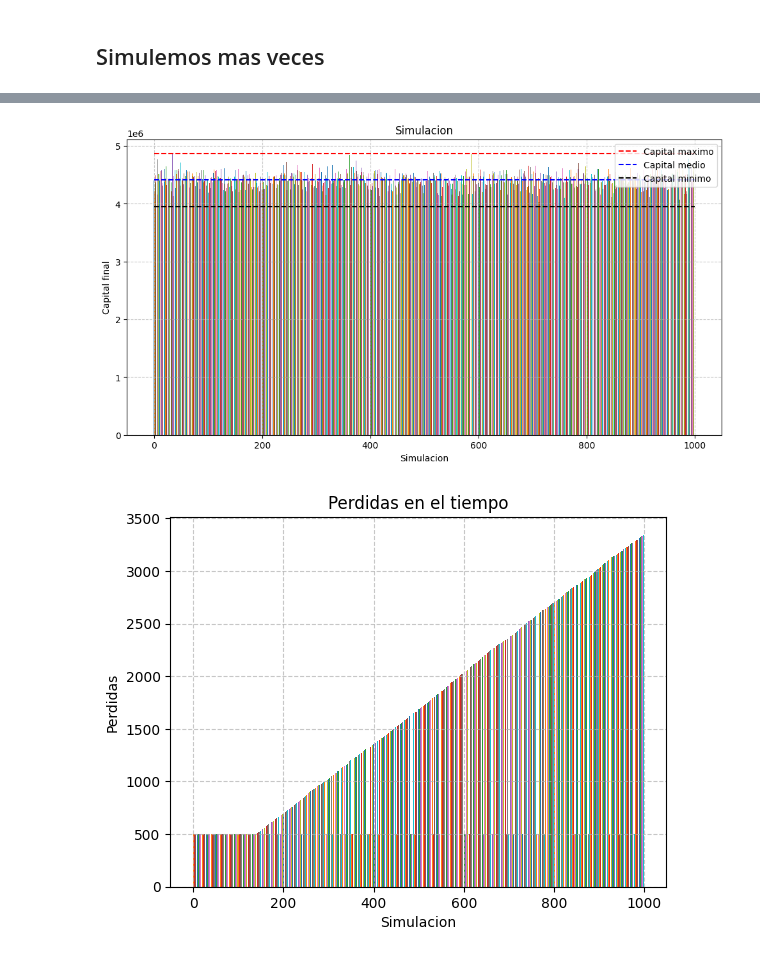
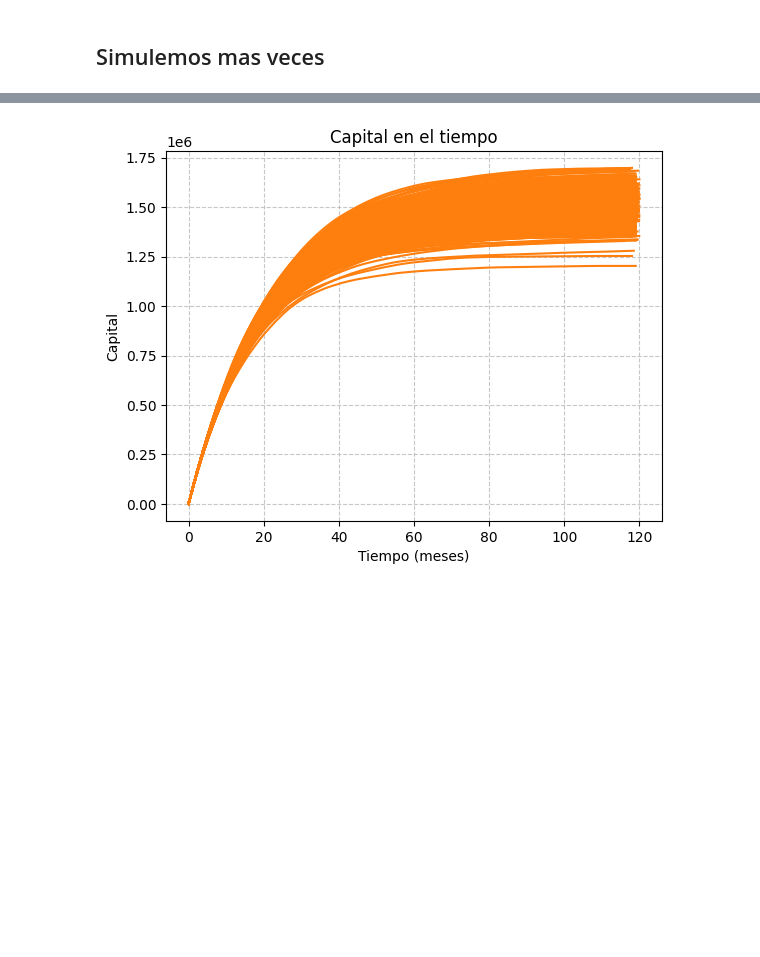
Before and after one commit to Davidbestion/proyecto_de_simulacion, a Jupyter notebook: notebook.ipynb, the cells around one changed output, grey strips where cells are left out. Saved outputs shown, nothing was run; the diff lists cells and outputs as text; code cells hidden in the pictures; blank space fills up the shorter version.

```diff
--- a/notebook.ipynb
+++ b/notebook.ipynb
@@ -171,12 +170,11 @@ def new_claim(rate, money_fun=None):
 # %%
 model = InsuranceRiskModel(
     new_pol_rate=20,           # 15 nuevos clientes/mes
-    lost_pol_rate=0.02,        # 8% de pérdida mensual
-    starting_capital=1_000_000,
+    lost_pol_rate=0.05,        # 5% de clientes se pierden
+    starting_capital=1_00,
     starting_policy_holders=500,
-    # new_pol_fun=lambda: np.random.poisson(15),
-    pol_time_fun= policyholder_time_in_the_firm, #lambda rate: np.random.exponential(1/rate),
-    next_claim= new_claim, #lambda rng: (rng.poisson(5), rng.pareto(2) * 500),  # 5 reclamos/mes, Pareto(α=2)
+    pol_time_fun= policyholder_time_in_the_firm,
+    next_claim= new_claim,
     claim_rate= 5,
     limit_time=120,             # 120 meses (10 años)
     pol_pay=150                 # $150 por póliza/mes
@@ -295,32 +324,13 @@ plt.show()
 # %%
-#Comparacion entre los capitales totales
-plt.figure(figsize=(12, 6))
+
+#Compara las capital_history de los 1000 simulaciones
+
 for i in range(1000):
-    plt.bar(i, model.S_capital[i])
-#Poner linea horizontal discontinua que llegue al eje y y se marque en la grafica para marcar el mayor valor
-plt.hlines(max(model.S_capital), 0, 1000, colors='red', linestyles='dashed', label='Capital maximo')
-plt.hlines(np.mean(model.S_capital), 0, 1000, colors='blue', linestyles='dashed', label='Capital medio')
-plt.hlines(min(model.S_capital), 0, 1000, colors='black', linestyles='dashed', label='Capital minimo')
-plt.legend()
-
-
-
-plt.xlabel('Simulacion')
-plt.ylabel('Capital final')
-plt.title('Simulacion')
+    plt.plot(model.S_time_steps[i], model.S_capital_history[i], 'C1-')
+plt.xlabel('Tiempo (meses)')
+plt.ylabel('Capital')
+plt.title('Capital en el tiempo')
 plt.grid(True, linestyle='--', alpha=0.7)
 plt.show()
-
-#Comparacion entre las perdidas totales
-
-for i in range(1000):
-    plt.bar(i, model.S_lost_pols[i])
-
-plt.xlabel('Simulacion')
-plt.ylabel('Perdidas')
-plt.title('Perdidas en el tiempo')
-plt.grid(True, linestyle='--', alpha=0.7)
-plt.show()
 # %% [output]
-[figure, old version]
+[figure, new version]
-[figure, removed]
```
Also changed, not shown: parts of 19 cells of this notebook, 12 other files.
